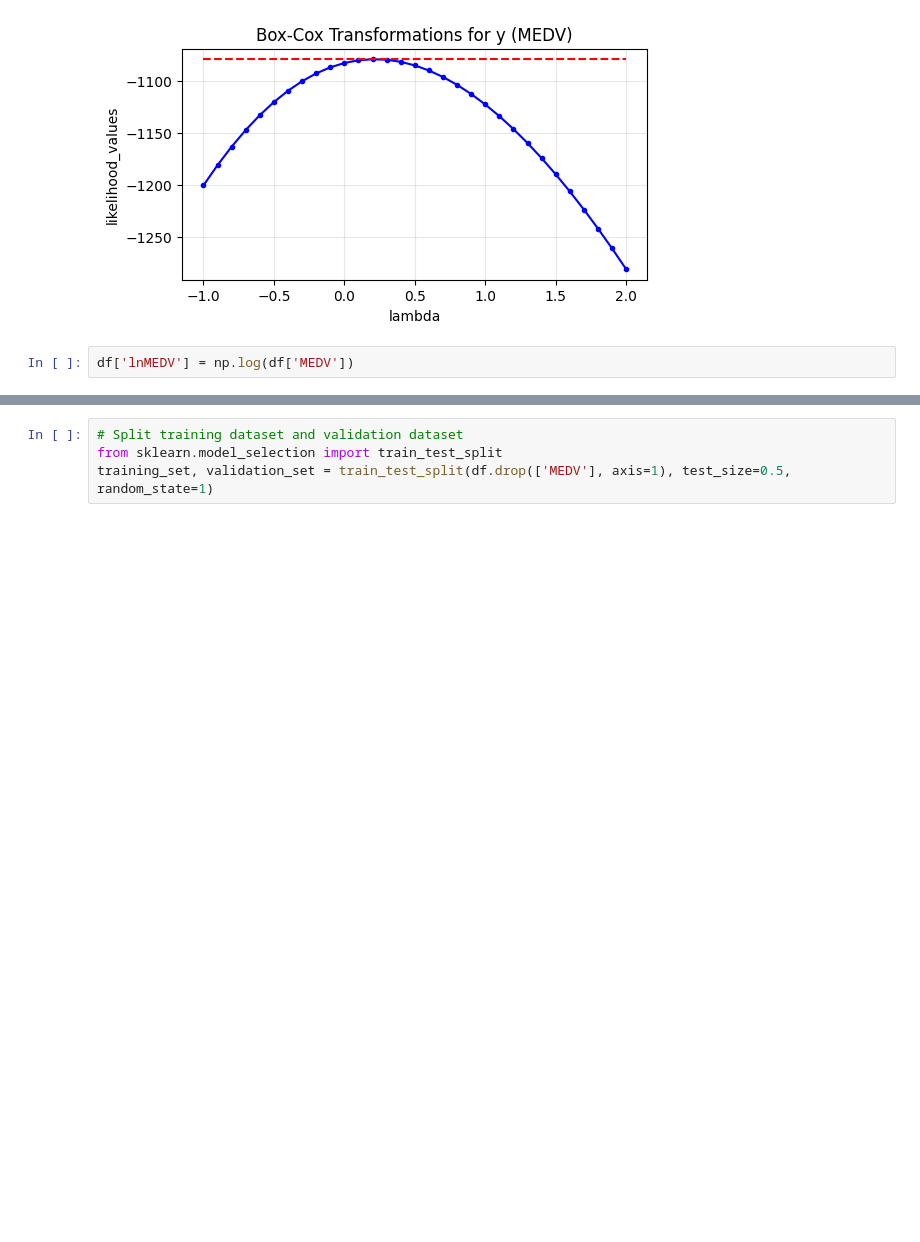
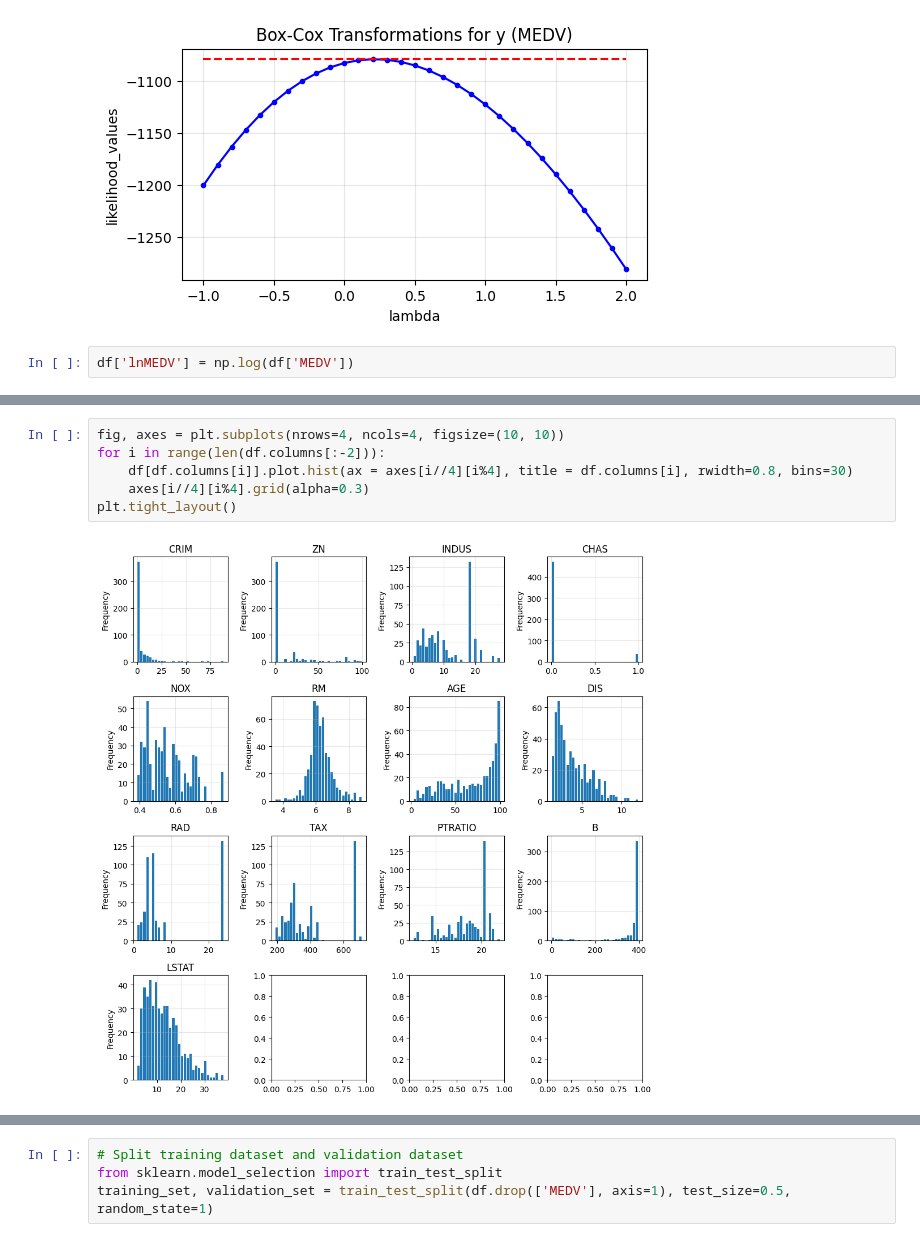
Before and after one commit to laic0022/FN6809_Linear_Financial_Models, a Jupyter notebook: LRM_boston_house_price.ipynb, the cells around one changed output, grey strips where cells are left out. Drawn from its saved outputs; the diff is of its cells as text; blank space fills up the shorter version.

```diff
--- a/LRM_boston_house_price.ipynb
+++ b/LRM_boston_house_price.ipynb
@@ -36,0 +45,8 @@ sns.displot(df, x='MEDV', kind="kde", fill=True, height=3)
+# %%
+fig, axes = plt.subplots(nrows=4, ncols=4, figsize=(10, 10))
+for i in range(len(df.columns[:-2])):
+    df[df.columns[i]].plot.hist(ax = axes[i//4][i%4], title = df.columns[i], rwidth=0.8, bins=30)
+    axes[i//4][i%4].grid(alpha=0.3)
+plt.tight_layout()
+# %% [output]
+[figure, added]
```
Also changed, not shown: parts of 12 cells of this notebook.
